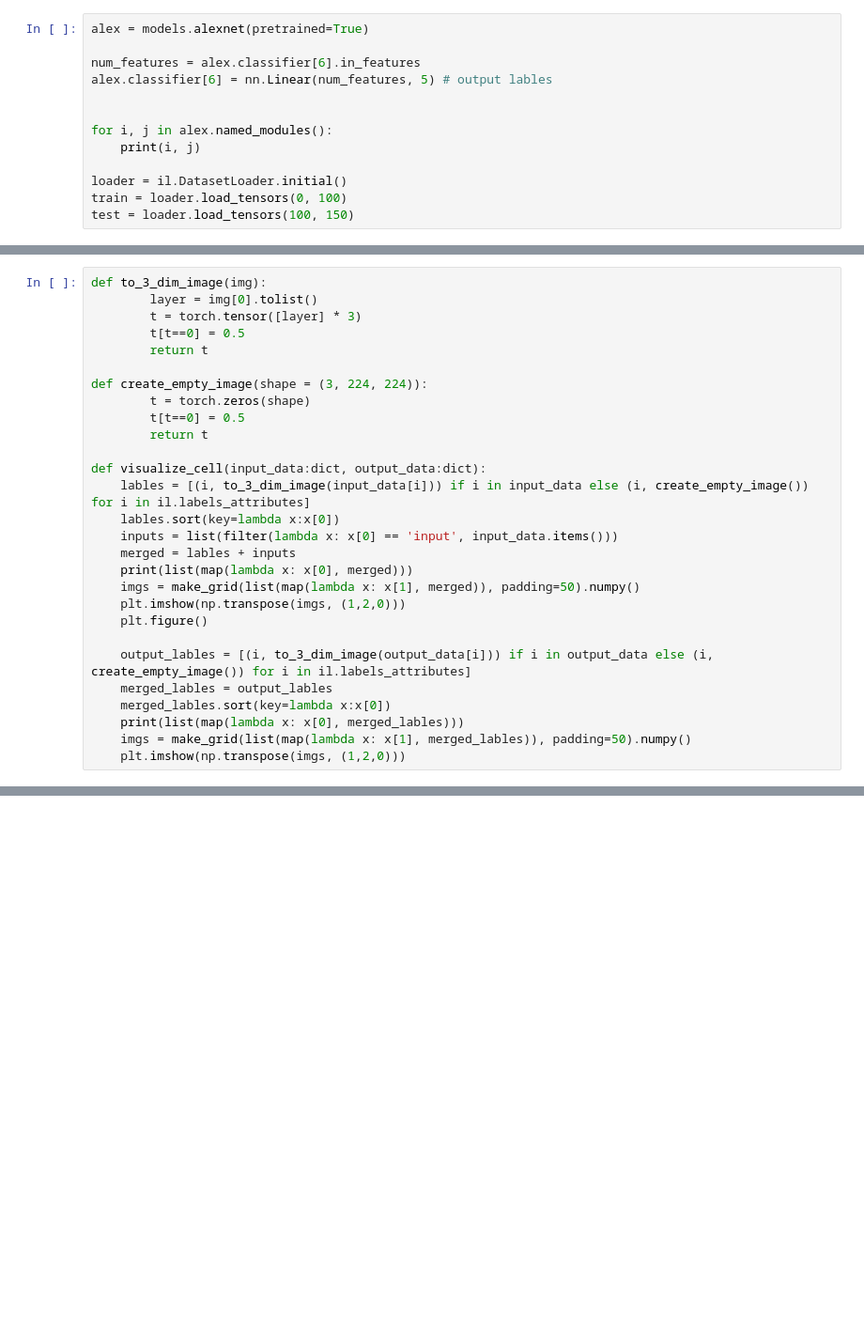
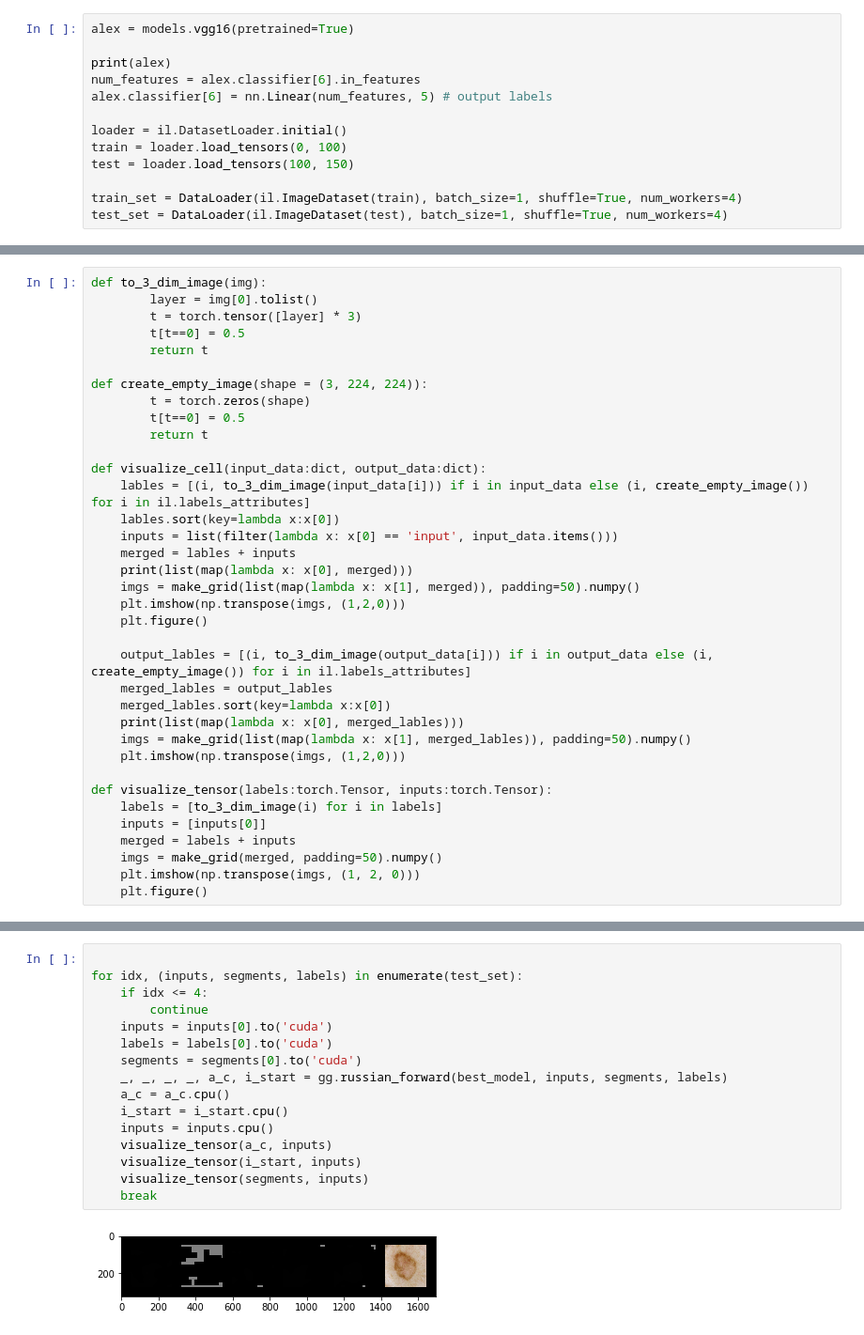
Before and after one commit to glcanvas/ml-diplom, a Jupyter notebook: notebooks/init.ipynb, the cells around one changed output, grey strips where cells are left out. Shown at 94% size. Cells and saved outputs as stored; diff of their text form; blank space fills up the shorter version.

```diff
--- a/notebooks/init.ipynb
+++ b/notebooks/init.ipynb
@@ -10,14 +12,14 @@ import  image_loader as il
 # %%
-alex = models.alexnet(pretrained=True)
+alex = models.vgg16(pretrained=True)
 
+print(alex)
 num_features = alex.classifier[6].in_features
-alex.classifier[6] = nn.Linear(num_features, 5) # output lables
-
-
-for i, j in alex.named_modules():
-    print(i, j)
+alex.classifier[6] = nn.Linear(num_features, 5) # output labels
 
 loader = il.DatasetLoader.initial()
 train = loader.load_tensors(0, 100)
 test = loader.load_tensors(100, 150)
+
+train_set = DataLoader(il.ImageDataset(train), batch_size=1, shuffle=True, num_workers=4)
+test_set = DataLoader(il.ImageDataset(test), batch_size=1, shuffle=True, num_workers=4)
 # %% [output]
@@ -66,6 +68,14 @@ def visualize_cell(input_data:dict, output_data:dict):
     print(list(map(lambda x: x[0], merged_lables)))
     imgs = make_grid(list(map(lambda x: x[1], merged_lables)), padding=50).numpy()
     plt.imshow(np.transpose(imgs, (1,2,0)))
+
+def visualize_tensor(labels:torch.Tensor, inputs:torch.Tensor):
+    labels = [to_3_dim_image(i) for i in labels]
+    inputs = [inputs[0]]
+    merged = labels + inputs
+    imgs = make_grid(merged, padding=50).numpy()
+    plt.imshow(np.transpose(imgs, (1, 2, 0)))
+    plt.figure()
 # %%
 class GAIN:
 
@@ -192,0 +244,18 @@ visualize_cell({'input':train[0]['input']}, {})
+# %%
+
+for idx, (inputs, segments, labels) in enumerate(test_set):
+    if idx <= 4:
+        continue
+    inputs = inputs[0].to('cuda')
+    labels = labels[0].to('cuda')
+    segments = segments[0].to('cuda')
+    _, _, _, _, a_c, i_start = gg.russian_forward(best_model, inputs, segments, labels)
+    a_c = a_c.cpu()
+    i_start = i_start.cpu()
+    inputs = inputs.cpu()
+    visualize_tensor(a_c, inputs)
+    visualize_tensor(i_start, inputs)
+    visualize_tensor(segments, inputs)
+    break
+# %% [output]
+[figure, added]
```
Also changed, not shown: parts of 4 cells of this notebook, 1 other file.
